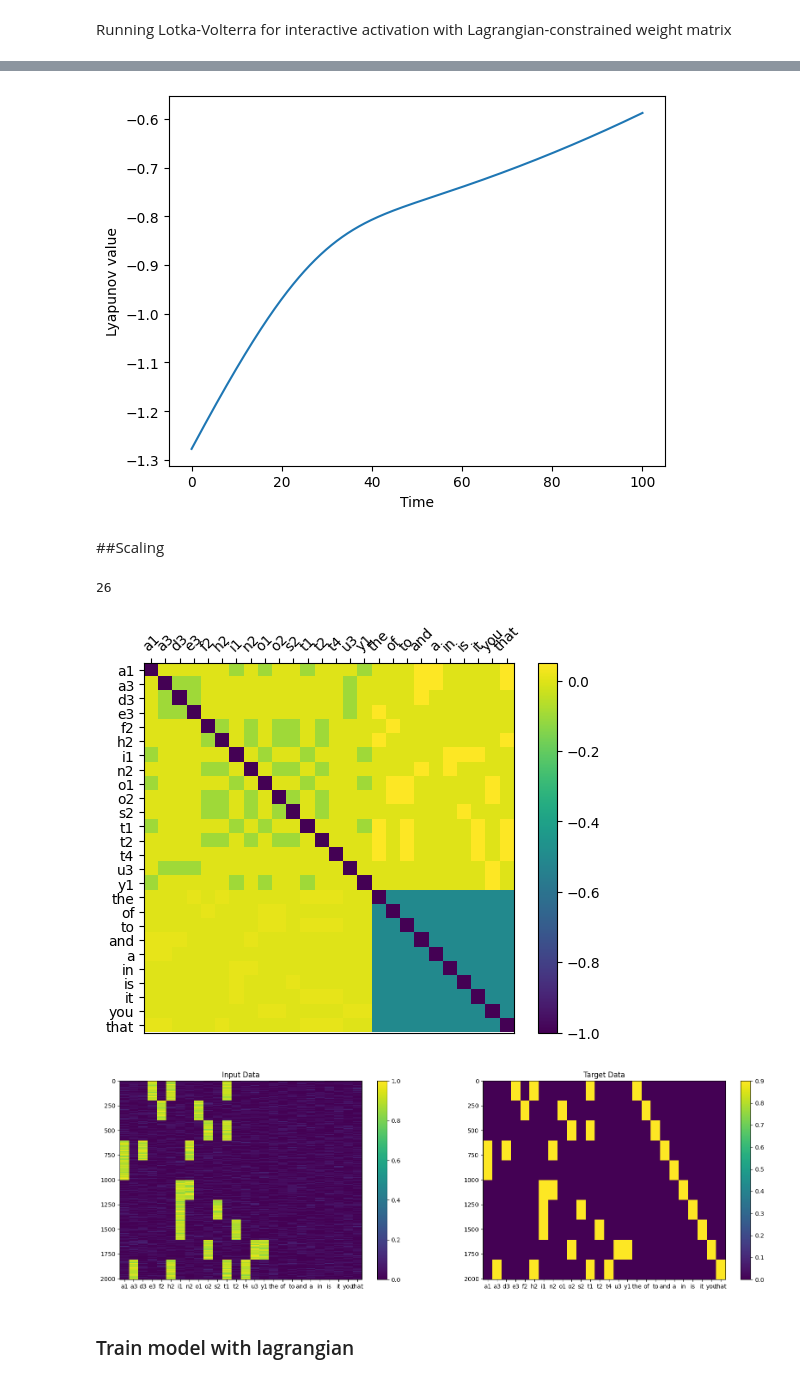
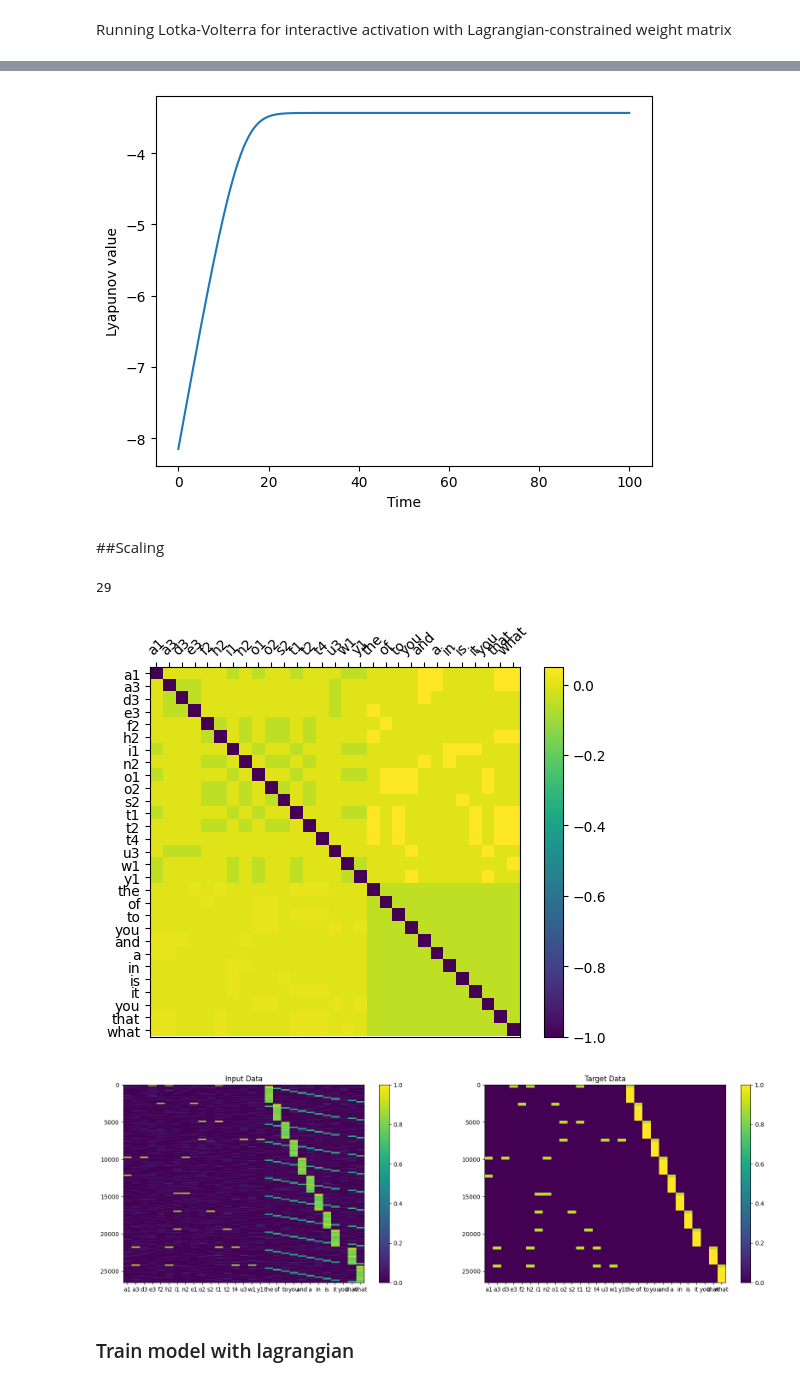
Before and after one commit to THANNAGA/Lagrangian, a Jupyter notebook: GLV_bounded_lagrangian.ipynb, the cells around one changed output, grey strips where cells are left out. Saved outputs shown, nothing was run; the diff lists cells and outputs as text; code cells hidden in the pictures.

```diff
--- a/GLV_bounded_lagrangian.ipynb
+++ b/GLV_bounded_lagrangian.ipynb
@@ -183,7 +183,7 @@ def contains_letter(token, letter):
     return letter in token
 
 
-def create_matrix(tokens=[], WtoL=0.01, LtoW=0.05, LtoL=-0.1, WtoW=-0.5, show=True):
+def create_matrix(tokens=[], WtoL=0.01, LtoW=0.05, LtoL=-1.0, WtoW=-0.5, show=True):
   # Initialize the adjacency matrix with all zeroes
   adjacency_matrix = np.zeros((len(tokens), len(tokens)))
 
@@ -472,7 +562,7 @@ from scipy.integrate import odeint
 T = 100
 t = np.linspace(0, T, 1000)
 # Let's set intrinsic growth rates such that r_i > 0
-r = 0.1*np.ones(n); print ('r', r)
+r = 0.3*np.ones(n); print ('r', r)
 
 # Define the system of differential equations
 def dXdt(X, t):
@@ -779,7 +869,7 @@ plt.xlabel('Time')
 plt.ylabel('Lyapunov value')
 plt.show()
 # %% [output]
-[figure, old version]
+[figure, new version]
 # %% [markdown]
 ##Scaling
 # %%
@@ -802,7 +892,7 @@ def buildLetters(wordlist):
 
 def buildList(numwords=10, lenwords=2):
   #wordlist = loadWords(numwords=numwords, lenwords=lenwords)
-  wordlist = ['the', 'of', 'to', 'and', 'a', 'in', 'is', 'it', 'you', 'that']
+  wordlist = ['the', 'of', 'to', 'you', 'and', 'a', 'in', 'is', 'it', 'you', 'that', 'what']
   letterlist = buildLetters(wordlist)
   return letterlist + wordlist
 
@@ -810,11 +900,11 @@ tokens = buildList(); n = len(tokens)
 # %%
 #create matrix and dataset
 A = create_matrix(tokens);
-input_data, target_data = create_dataset(tokens)
+input_data, target_data = create_dataset_expanded(tokens)
 # %% [output]
-26
+29
-[figure, old version]
+[figure, new version]
-[figure, old version]
+[figure, new version]
 # %%
 def show_constraints(state_history):
 
```
Also changed, not shown: parts of 14 cells of this notebook.
